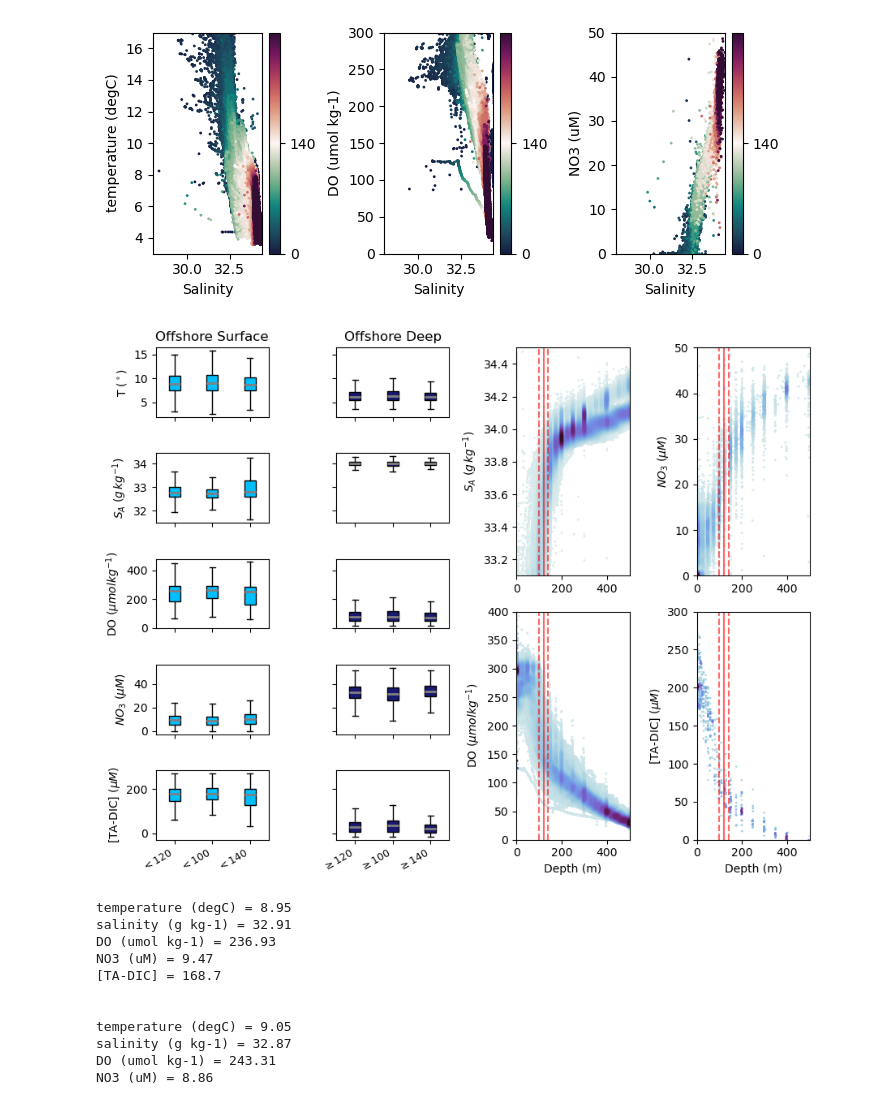
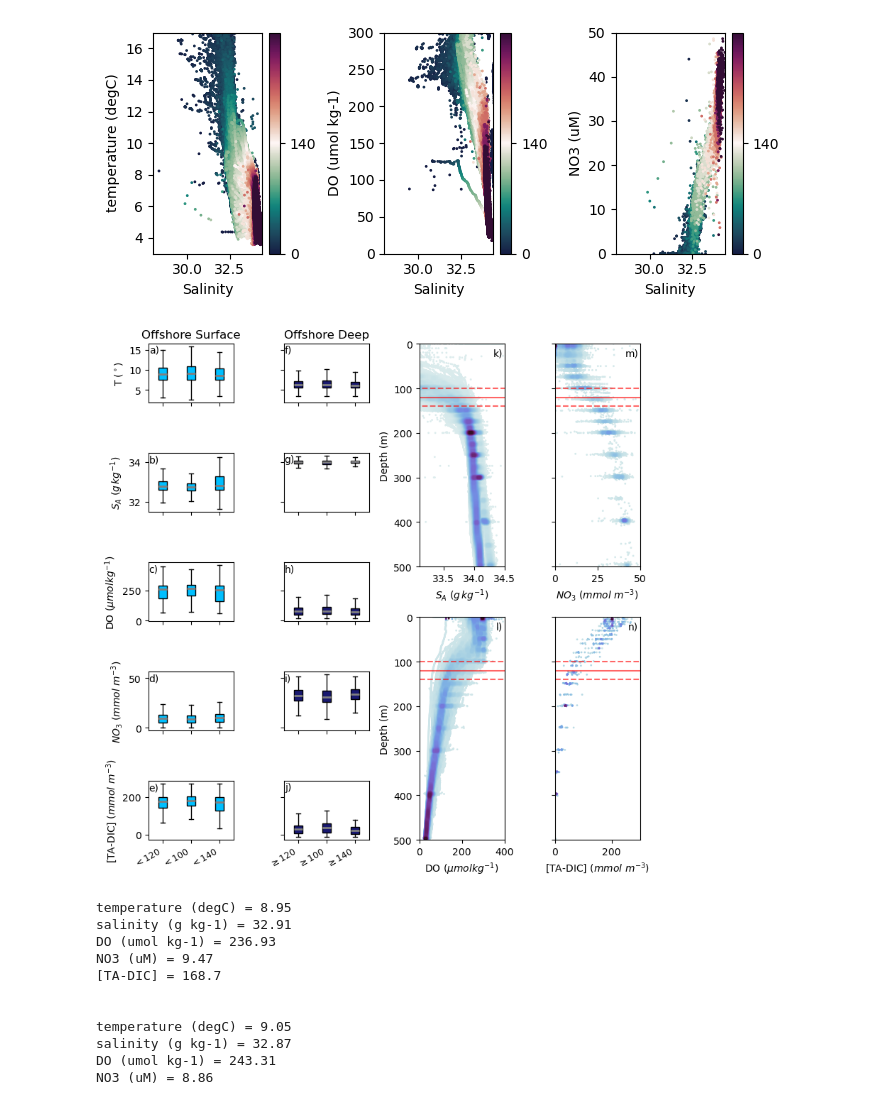
Before and after one commit to UBC-MOAD/analysis-becca, a Jupyter notebook: LiveOcean/tracers/wm_sensitivity.ipynb, the cells around one changed output. Cells and saved outputs as stored; diff of their text form; code cells hidden in the pictures.

```diff
--- a/LiveOcean/tracers/wm_sensitivity.ipynb
+++ b/LiveOcean/tracers/wm_sensitivity.ipynb
@@ -678,9 +713,9 @@ plt.tight_layout()
 [figure]
 [figure]
 # %%
-# box plots of properties depending on salinity split
+# box plots of properties depending on depth split
 
-fig = plt.figure(constrained_layout=True, figsize=[9,7])
+fig = plt.figure(constrained_layout=True, figsize=[8,8])
 gs = GridSpec(10, 4, figure=fig)
 # surface
 ax1 = fig.add_subplot(gs[:2,0])
@@ -704,7 +739,7 @@ ax14 = fig.add_subplot(gs[5:,3])
 
 
 properties = ['temperature (degC)','salinity (g kg-1)','DO (umol kg-1)', 'NO3 (uM)','[TA-DIC]']
-prop_labels = ['T ($^\circ$)','$S_A$ ($g\, kg^{-1}$)', 'DO ($\mu mol kg^{-1}$)','$NO_3$ ($\mu M$)','[TA-DIC] ($\mu M$)']
+prop_labels = ['T ($^\circ$)','$S_A$ ($g\, kg^{-1}$)', 'DO ($\mu mol kg^{-1}$)','$NO_3$ ($mmol\,\,m^{-3}$)','[TA-DIC] ($mmol\,\,m^{-3}$)']
 bools = [(obs.location == 'offshore') & (obs['depth (m)'] < 120),
          (obs.location == 'offshore') & (obs['depth (m)'] < 120-20),
          (obs.location == 'offshore') & (obs['depth (m)'] < 120+20)]
@@ -735,62 +770,86 @@ for i in range(len(properties)):
 ax6.sharey(ax1)
 ax7.sharey(ax2)
 ax8.sharey(ax3)
 ax9.sharey(ax4)
 ax10.sharey(ax5)
 ax6.tick_params(axis='y', which='both', labelleft=False)
 ax7.tick_params(axis='y', which='both', labelleft=False)
 ax8.tick_params(axis='y', which='both', labelleft=False)
 ax9.tick_params(axis='y', which='both', labelleft=False)
 ax10.tick_params(axis='y', which='both', labelleft=False)
 
 ax5.set_xticklabels(['$<120$','$<100$','$<140$'],rotation=30,ha='right',fontsize=9)
 ax10.set_xticklabels(['$\geq 120$','$\geq 100$','$\geq 140$'],rotation=30,ha='right',fontsize=9)
 ax1.set_title('Offshore Surface')
 ax6.set_title('Offshore Deep')
 
 
 #################
 # "TS" Diagrams #
 #################
 
-TS(offall,ax11, 'depth (m)', 'salinity (g kg-1)')
-ax11.set_ylim([33.1,34.5])
-ax11.plot([100,100],[28,34.5],'r--',alpha=0.6)
-ax11.plot([120,120],[28,34.5],'r',alpha=0.6)
-ax11.plot([140,140],[28,34.5],'r--',alpha=0.6)
-ax11.set_ylabel('$S_A$ ($g\, kg^{-1}$)')
-ax11.set_xlabel('')
+TS(offall,ax11,'salinity (g kg-1)','depth (m)')
+ax11.set_xlim([33.1,34.5])
+ax11.set_ylim([500,0])
+ax11.plot([28,34.5],[100,100],'r--',alpha=0.6)
+ax11.plot([28,34.5],[120,120],'r',alpha=0.6)
+ax11.plot([28,34.5],[140,140],'r--',alpha=0.6)
+ax11.set_xlabel('$S_A$ ($g\, kg^{-1}$)')
+ax11.set_ylabel('Depth (m)')
 
-TS(offall,ax12, 'depth (m)', 'DO (umol kg-1)')
-ax12.set_ylim([0,400])
-ax12.plot([100,100],[0,400],'r--',alpha=0.6)
-ax12.plot([120,120],[0,400],'r',alpha=0.6)
-ax12.plot([140,140],[0,400],'r--',alpha=0.6)
-ax12.set_ylabel('DO ($\mu mol kg^{-1}$)')
-ax12.set_xlabel('Depth (m)')
+TS(offall,ax12,'DO (umol kg-1)','depth (m)')
+ax12.set_xlim([0,400])
+ax12.set_ylim([500,0])
+ax12.plot([0,400],[100,100],'r--',alpha=0.6)
+ax12.plot([0,400],[120,120],'r',alpha=0.6)
+ax12.plot([0,400],[140,140],'r--',alpha=0.6)
+ax12.set_xlabel('DO ($\mu mol kg^{-1}$)')
+ax12.set_ylabel('Depth (m)')
 # ax[1].set_xlim([28,34.4])
 
-TS(offall,ax13, 'depth (m)', 'NO3 (uM)')
-ax13.set_ylim([0,50])
-ax13.plot([100,100],[0,50],'r--',alpha=0.6)
-ax13.plot([120,120],[0,50],'r',alpha=0.6)
-ax13.plot([140,140],[0,50],'r--',alpha=0.6)
-ax13.set_ylabel('$NO_3$ ($\mu M$)')
-ax13.set_xlabel('')
+TS(offall,ax13,'NO3 (uM)','depth (m)')
+ax13.set_xlim([0,50])
+ax13.set_ylim([500,0])
+ax13.plot([0,50],[100,100],'r--',alpha=0.6)
+ax13.plot([0,50],[120,120],'r',alpha=0.6)
+ax13.plot([0,50],[140,140],'r--',alpha=0.6)
+ax13.set_xlabel('$NO_3$ ($mmol\,\,m^{-3}$)')
+ax13.set_ylabel('')
+ax13.set_yticklabels([])
 # ax[2].set_xlim([28,34.4])
 
-TS(offall,ax14, 'depth (m)', '[TA-DIC]')
-ax14.set_ylim([0,300])
-ax14.plot([100,100],[0,300],'r--',alpha=0.6)
-ax14.plot([120,120],[0,300],'r',alpha=0.6)
-ax14.plot([140,140],[0,300],'r--',alpha=0.6)
-ax14.set_ylabel('[TA-DIC] ($\mu M$)')
-ax14.set_xlabel('Depth (m)')
+TS(offall,ax14,'[TA-DIC]','depth (m)')
+ax14.set_xlim([0,300])
+ax14.set_ylim([500,0])
+ax14.plot([0,300],[100,100],'r--',alpha=0.6)
+ax14.plot([0,300],[120,120],'r',alpha=0.6)
+ax14.plot([0,300],[140,140],'r--',alpha=0.6)
+ax14.set_xlabel('[TA-DIC] ($mmol\,\,m^{-3}$)')
+ax14.set_ylabel('')
+ax14.set_yticklabels([])
+
+
+# add text to each figure
+ax1.text(0.01,0.98,'a)',ha='left',va='top',transform=ax1.transAxes,fontsize=10)
+ax2.text(0.01,0.98,'b)',ha='left',va='top',transform=ax2.transAxes,fontsize=10)
+ax3.text(0.01,0.98,'c)',ha='left',va='top',transform=ax3.transAxes,fontsize=10)
+ax4.text(0.01,0.98,'d)',ha='left',va='top',transform=ax4.transAxes,fontsize=10)
+ax5.text(0.01,0.98,'e)',ha='left',va='top',transform=ax5.transAxes,fontsize=10)
+ax6.text(0.01,0.98,'f)',ha='left',va='top',transform=ax6.transAxes,fontsize=10)
+ax7.text(0.01,0.98,'g)',ha='left',va='top',transform=ax7.transAxes,fontsize=10)
+ax8.text(0.01,0.98,'h)',ha='left',va='top',transform=ax8.transAxes,fontsize=10)
+ax9.text(0.01,0.98,'i)',ha='left',va='top',transform=ax9.transAxes,fontsize=10)
+ax10.text(0.01,0.98,'j)',ha='left',va='top',transform=ax10.transAxes,fontsize=10)
+ax11.text(0.98,0.98,'k)',ha='right',va='top',transform=ax11.transAxes,fontsize=10)
+ax12.text(0.98,0.98,'l)',ha='right',va='top',transform=ax12.transAxes,fontsize=10)
+ax13.text(0.98,0.98,'m)',ha='right',va='top',transform=ax13.transAxes,fontsize=10)
+ax14.text(0.98,0.98,'n)',ha='right',va='top',transform=ax14.transAxes,fontsize=10)
+
 
 plt.tight_layout()
 plt.savefig('offobssensitivity.jpg')
 # %% [output]
-[figure, old version]
+[figure, new version]
 # %%
 # print means
 bools = [(obs.location == 'offshore') & (obs['depth (m)'] < 120),
```
Also changed, not shown: parts of 7 cells of this notebook, 3 other files.
